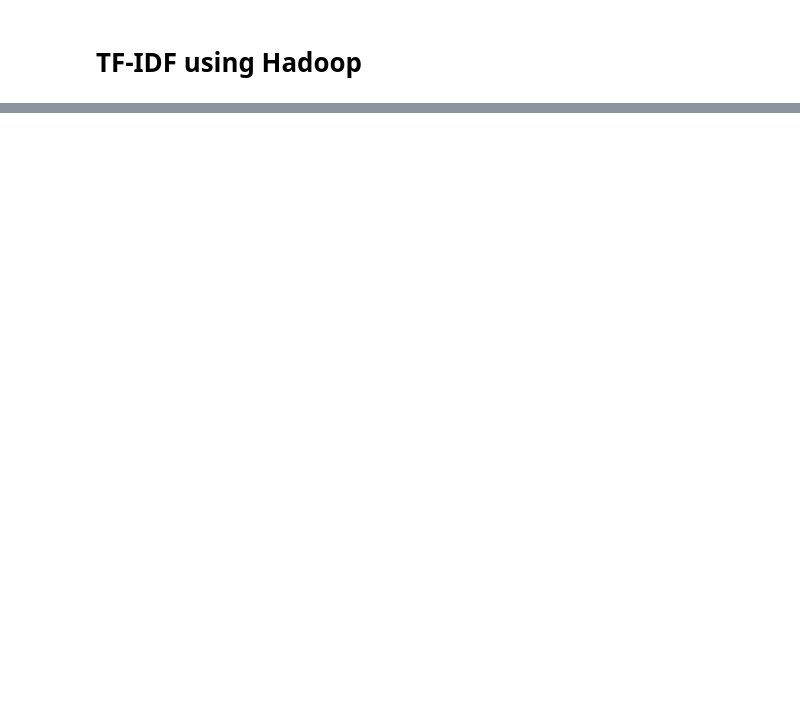
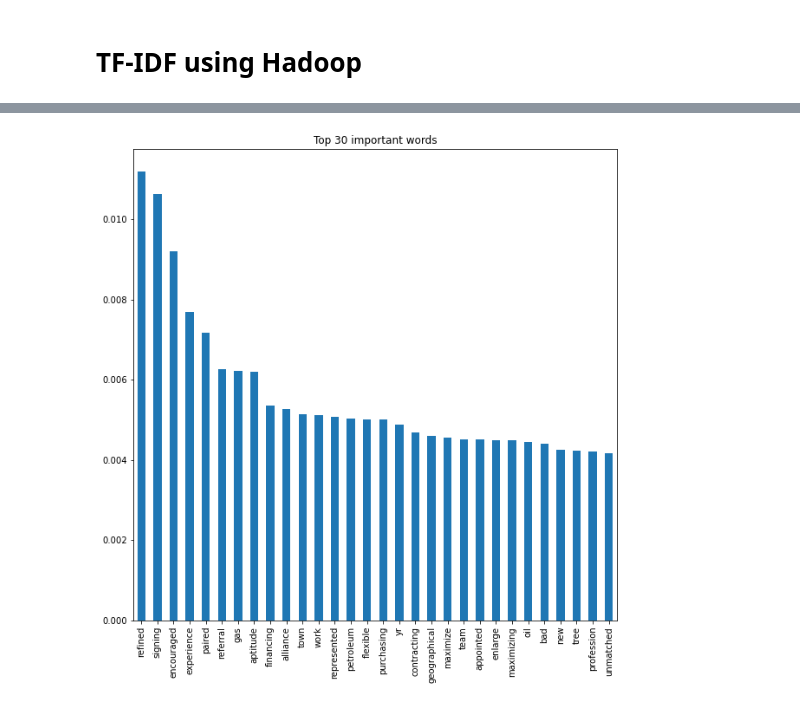
Before and after one commit to Exlie-Flyyi/CS5488_Group_Project, a Jupyter notebook: 5.3 Model Building.ipynb, the cells around one changed output, grey strips where cells are left out. Saved outputs shown, nothing was run; the diff lists cells and outputs as text; code cells hidden in the pictures; blank space fills up the shorter version.

Commit message:
model building

```diff
--- a/5.3 Model Building.ipynb
+++ b/5.3 Model Building.ipynb
@@ -149,0 +176,11 @@ SVC()
+# %%
+from sklearn.model_selection import GridSearchCV
+
+rf = RandomForestClassifier()
+parameters = {
+    'n_estimators': [50,100,150],
+}
+
+cv = GridSearchCV(rf,parameters)
+cv.fit(X_train,Y_train.values.ravel())
+print_results(cv)
@@ -149,0 +215,4 @@ SVC()
+# %%
+from sklearn.ensemble import RandomForestClassifier
+forest = RandomForestClassifier()
+forest.fit(X_train, Y_train)
@@ -149,0 +237,10 @@ SVC()
+# %%
+import time
+import numpy as np
+
+start_time = time.time()
+importances = forest.feature_importances_
+std = np.std([tree.feature_importances_ for tree in forest.estimators_], axis=0)
+elapsed_time = time.time() - start_time
+
+print(f"Elapsed time to compute the importances: {elapsed_time:.3f} seconds")
@@ -149,0 +249,6 @@ SVC()
+# %%
+import pandas as pd
+import matplotlib.pyplot as plt
+
+forest_importances = pd.Series(importances, index=word)
+forest_importances=forest_importances.sort_values(ascending = False)[:30]
@@ -149,0 +275,6 @@ SVC()
+# %%
+forest_importances.nlargest(30).plot(kind='bar',figsize=(10,10))
+plt.title("Top 30 important words")
+plt.show()
+# %% [output]
+[figure, added]
```
Also changed, not shown: parts of 36 cells of this notebook.
